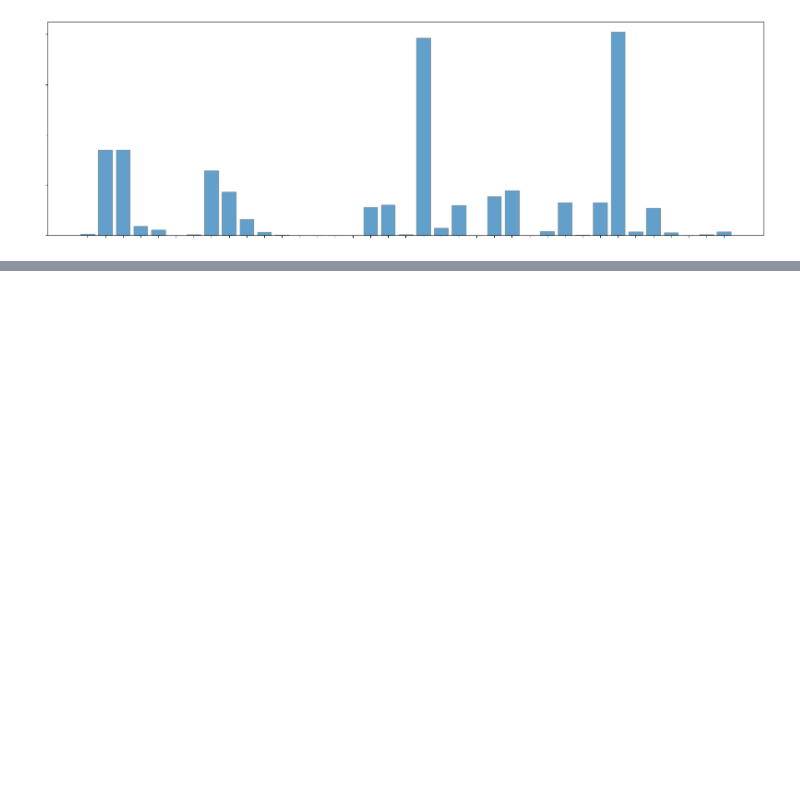
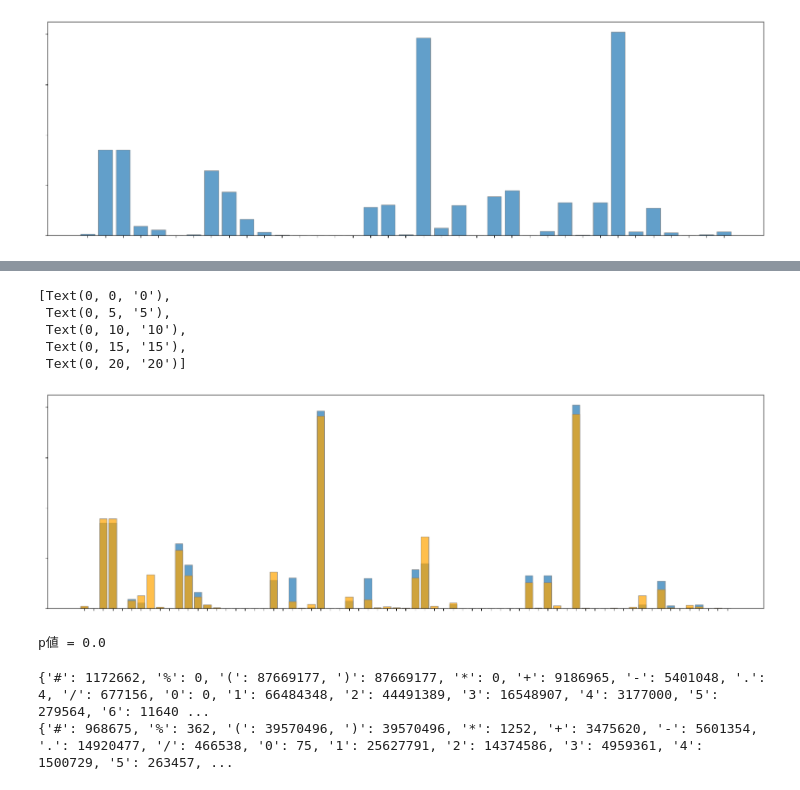
Before and after one commit to sagawatatsuya/ReactionT5v2, a Jupyter notebook: data/create_fig.ipynb, the cells around one changed output, grey strips where cells are left out. Saved outputs shown, nothing was run; the diff lists cells and outputs as text; code cells hidden in the pictures; blank space fills up the shorter version.

```diff
--- a/data/create_fig.ipynb
+++ b/data/create_fig.ipynb
@@ -255,0 +116,38 @@ axes.set_yticklabels(range(0, 22, 5), alpha=0, fontsize=0)
+# %%
+# overlay 2 figs
+for key in ord_count.keys():
+    if key not in zinc_count:
+        zinc_count[key] = 0
+zinc_count = dict(sorted(zinc_count.items()))
+fig, axes = plt.subplots(1, 1, figsize=(20, 6))
+plt.bar(zinc_count.keys(), np.array(list(zinc_count.values()))/sum(zinc_count.values())*100, alpha=0.7, edgecolor="grey")
+plt.bar(ord_count.keys(), np.array(list(ord_count.values()))/sum(ord_count.values())*100, alpha=0.7, edgecolor="grey", color="orange")
+axes.set_xticks(range(len(ord_count)))
+axes.set_xticklabels(ord_count.keys(), alpha=0, fontsize=0)
+axes.set_yticks(range(0, 22, 5))
+axes.set_yticklabels(range(0, 22, 5), alpha=0, fontsize=0)
+# %% [output]
+[Text(0, 0, '0'),
+ Text(0, 5, '5'),
+ Text(0, 10, '10'),
+ Text(0, 15, '15'),
+ Text(0, 20, '20')]
+[figure, added]
+# %%
+all_keys = sorted(set(zinc_count) | set(ord_count))
+
+table = [
+    [zinc_count.get(k, 0) for k in all_keys],
+    [ord_count.get(k, 0) for k in all_keys]
+]
+
+chi2, p, dof, expected = chi2_contingency(table)
+print(f"p値 = {p}")
+# %% [output]
+p値 = 0.0
+# %%
+print(zinc_count)
+print(ord_count)
+# %% [output]
+{'#': 1172662, '%': 0, '(': 87669177, ')': 87669177, '*': 0, '+': 9186965, '-': 5401048, '.': 4, '/': 677156, '0': 0, '1': 66484348, '2': 44491389, '3': 16548907, '4': 3177000, '5': 279564, '6': 11640 ...
+{'#': 968675, '%': 362, '(': 39570496, ')': 39570496, '*': 1252, '+': 3475620, '-': 5601354, '.': 14920477, '/': 466538, '0': 75, '1': 25627791, '2': 14374586, '3': 4959361, '4': 1500729, '5': 263457, ...
```
Also changed, not shown: parts of 25 cells of this notebook, 2 other files.
